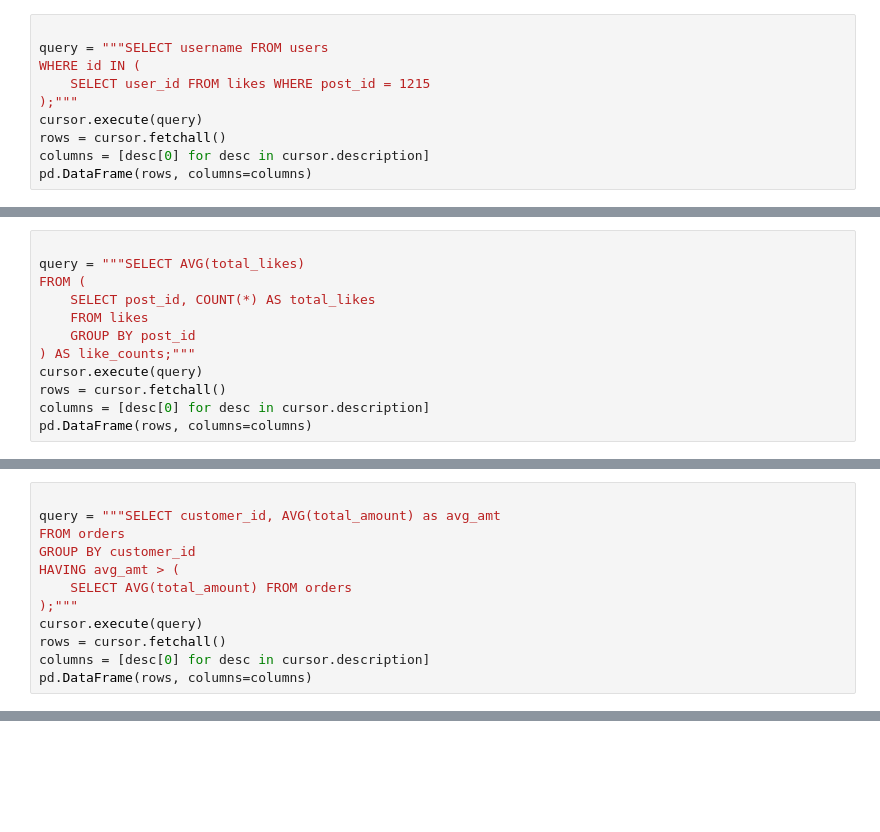
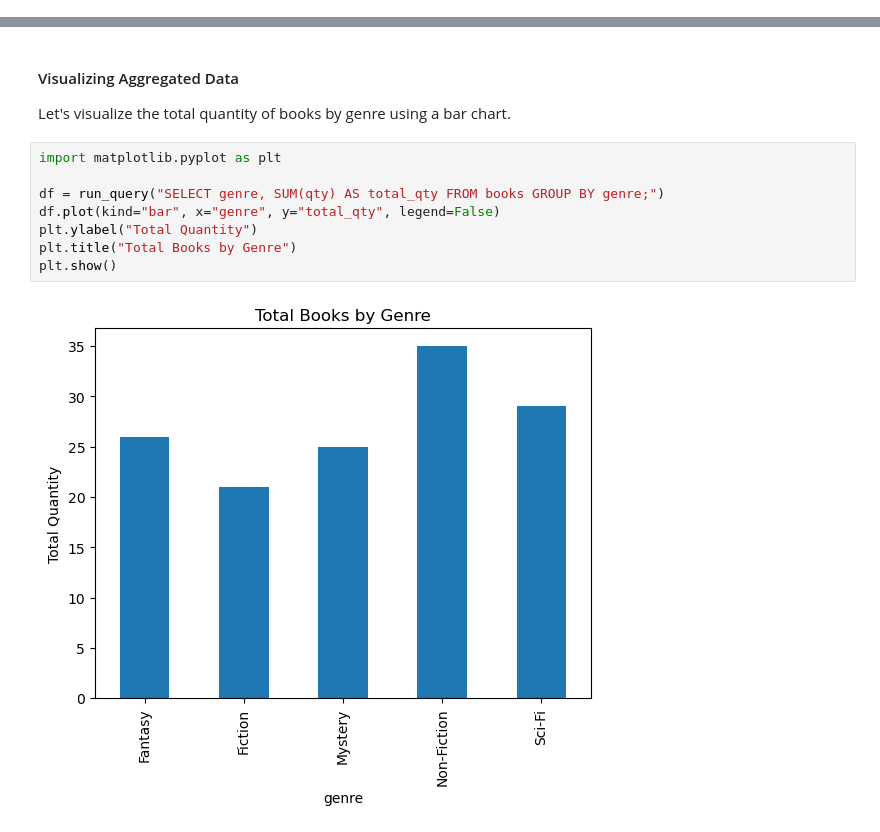
Before and after one commit to sps718/ds2025, a Jupyter notebook: content/phase2/week01/sql_refresher.ipynb, the cells around one changed output, grey strips where cells are left out. Cells and saved outputs as stored; diff of their text form; blank space fills up the shorter version.

```diff
--- a/content/phase2/week01/sql_refresher.ipynb
+++ b/content/phase2/week01/sql_refresher.ipynb
@@ -408,10 +0,0 @@ They are used to break down complex queries into manageable parts.
-# %%
-
-query = """SELECT username FROM users
-WHERE id IN (
-    SELECT user_id FROM likes WHERE post_id = 1215
-);"""
-cursor.execute(query)
-rows = cursor.fetchall()
-columns = [desc[0] for desc in cursor.description]
-pd.DataFrame(rows, columns=columns)
@@ -428,12 +0,0 @@ pd.DataFrame(rows, columns=columns)
-# %%
-
-query = """SELECT AVG(total_likes)
-FROM (
-    SELECT post_id, COUNT(*) AS total_likes
-    FROM likes
-    GROUP BY post_id
-) AS like_counts;"""
-cursor.execute(query)
-rows = cursor.fetchall()
-columns = [desc[0] for desc in cursor.description]
-pd.DataFrame(rows, columns=columns)
@@ -443,12 +0,0 @@ pd.DataFrame(rows, columns=columns)
-# %%
-
-query = """SELECT customer_id, AVG(total_amount) as avg_amt
-FROM orders
-GROUP BY customer_id
-HAVING avg_amt > (
-    SELECT AVG(total_amount) FROM orders
-);"""
-cursor.execute(query)
-rows = cursor.fetchall()
-columns = [desc[0] for desc in cursor.description]
-pd.DataFrame(rows, columns=columns)
@@ -461,0 +321,13 @@ pd.DataFrame(rows, columns=columns)
+# %% [markdown]
+#### Visualizing Aggregated Data
+Let's visualize the total quantity of books by genre using a bar chart.
+# %%
+import matplotlib.pyplot as plt
+
+df = run_query("SELECT genre, SUM(qty) AS total_qty FROM books GROUP BY genre;")
+df.plot(kind="bar", x="genre", y="total_qty", legend=False)
+plt.ylabel("Total Quantity")
+plt.title("Total Books by Genre")
+plt.show()
+# %% [output]
+[figure, added]
```
Also changed, not shown: parts of 66 cells of this notebook.
